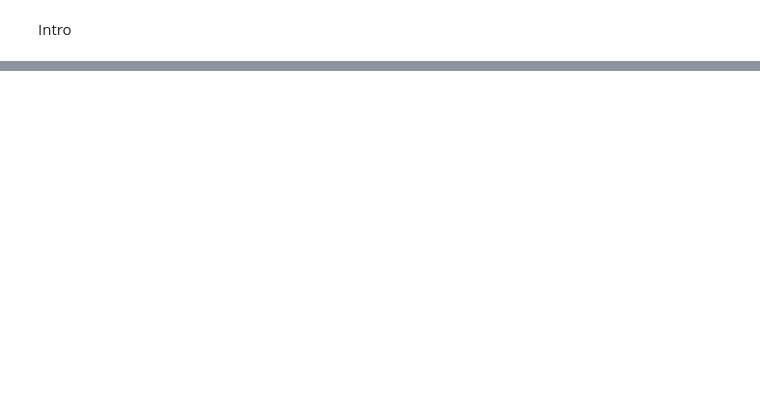
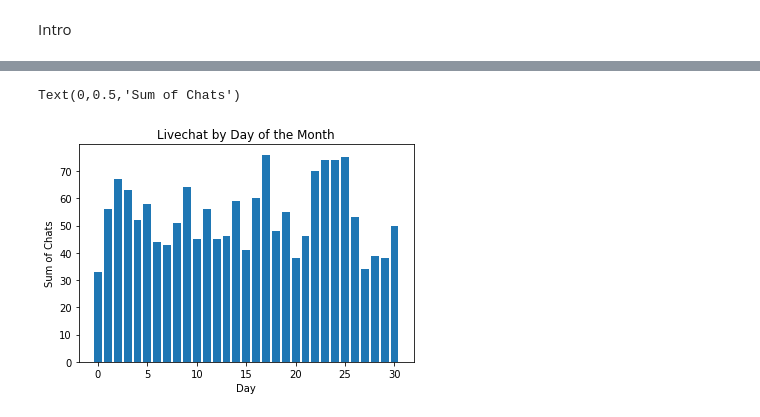
Before and after one commit to ConorHogan/PFDA-Project, a Jupyter notebook: Programming-for-Data-Analysis-Project.ipynb, the cells around one changed output, grey strips where cells are left out. Drawn from its saved outputs; the diff is of its cells as text; code cells hidden in the pictures; blank space fills up the shorter version.

```diff
--- a/Programming-for-Data-Analysis-Project.ipynb
+++ b/Programming-for-Data-Analysis-Project.ipynb
@@ -10,0 +10,4 @@ live_chat = np.matrix(np.loadtxt("Dataset.csv", delimiter=",", skiprows=0))
+# %%
+url = "https://raw.githubusercontent.com/ConorHogan/PFDA-Project/master/Livechat.csv"
+live_chat = pd.read_csv(url)
+live_chat
@@ -43,0 +90,3 @@ livechatdf
+# %%
+DOM_groupby = live_chat.groupby("Day").sum()
+DOM_groupby
@@ -43,0 +112,12 @@ livechatdf
+# %%
+day_series = DOM_groupby.index.values
+livechat_by_DOM = DOM_groupby["Livechat"].values
+y_pos = np.arange(len(day_series))
+
+pyplt.bar(y_pos, livechat_by_DOM)
+pyplt.title("Livechat by Day of the Month")
+pyplt.xlabel("Day")
+pyplt.ylabel("Sum of Chats")
+# %% [output]
+Text(0,0.5,'Sum of Chats')
+[figure, added]
```
Also changed, not shown: parts of 47 cells of this notebook, 6 other files.
